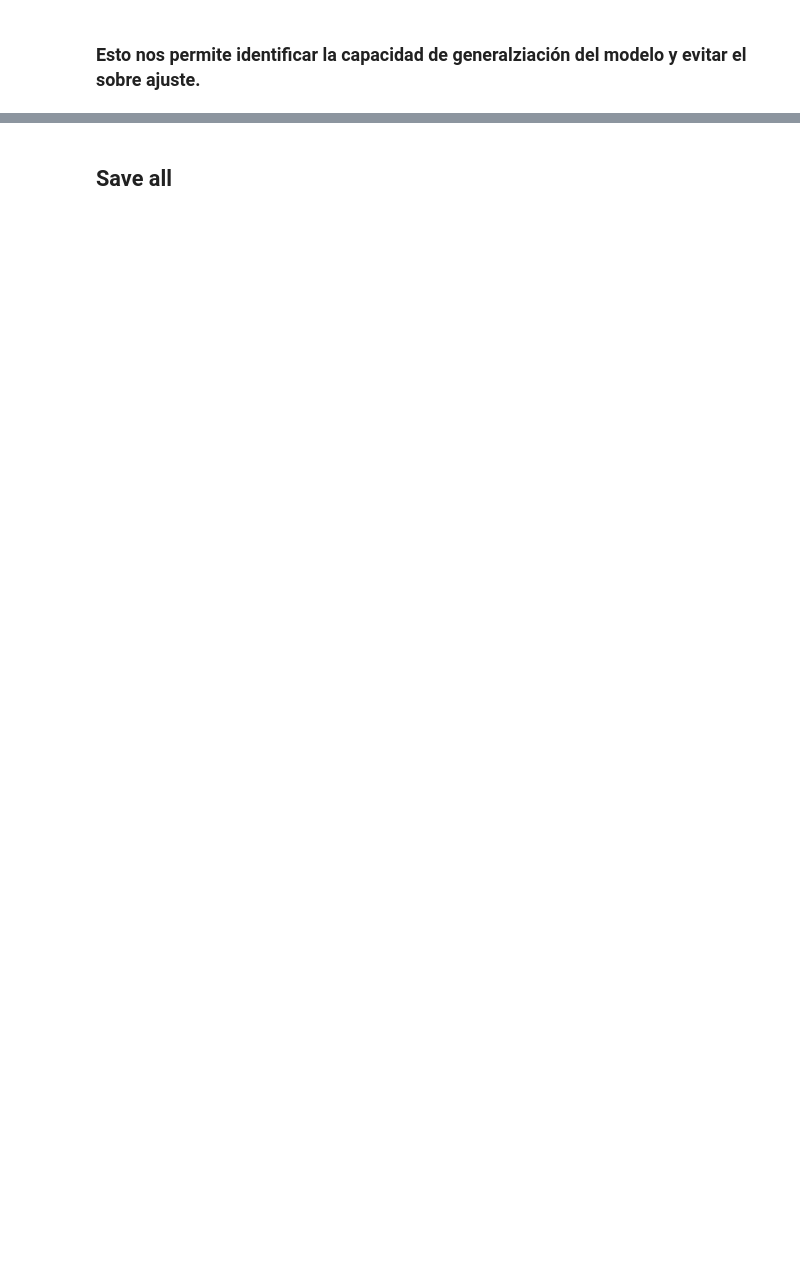
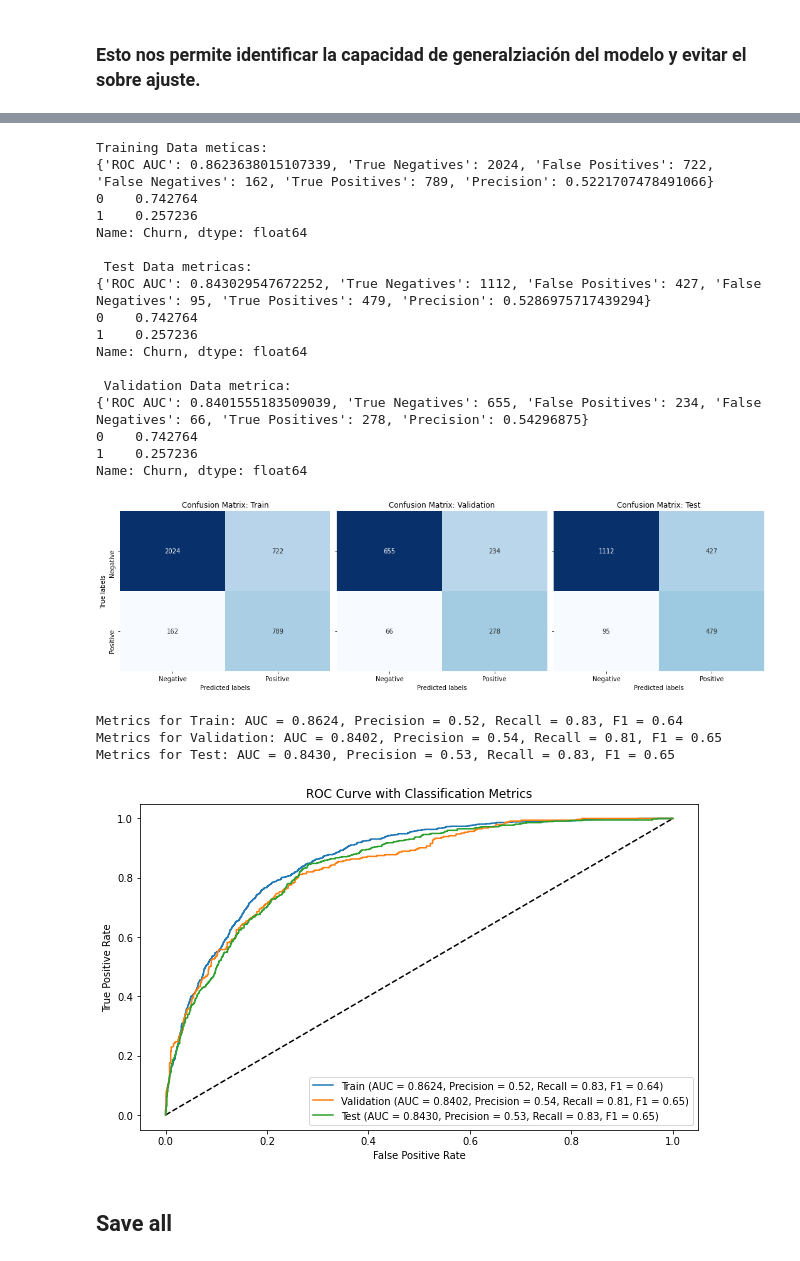
Before and after one commit to Stivencc25/esp_analitica_ciencia_de_datos, a Jupyter notebook: ML-1/class_ml_3.ipynb, the cells around one changed output, grey strips where cells are left out. Cells and saved outputs as stored; diff of their text form; code cells hidden in the pictures; blank space fills up the shorter version.

```diff
--- a/ML-1/class_ml_3.ipynb
+++ b/ML-1/class_ml_3.ipynb
@@ -258,0 +443,8 @@ plt.show()
+# %%
+# Assuming models are stored in a dictionary like before
+models = {
+    'LightGBM_2': lgb_model2,
+}
+
+for name, model in models.items():
+    joblib.dump(model, f'objetos/{name.replace(" ", "_")}_model.joblib')
@@ -375,3 +559,72 @@ plt.show()
+# %%
+# Train
+train_metrics = evaluate_model(lgb_model3, X_train, y_train, best_threshold)
+print("Training Data meticas:")
+print(train_metrics)
+print(y_train.value_counts(1))
+
+y_pred_proba_lgb = lgb_model3.predict_proba(X_train)[:, 1]
+y_pred_lgb = (y_pred_proba_lgb>best_threshold).astype(int)
+
+# test
+test_metrics = evaluate_model(lgb_model3, X_test, y_test, best_threshold)
+print("\n Test Data metricas:")
+print(test_metrics)
+print(y_train.value_counts(1))
+
+y_pred_proba_lgb = lgb_model3.predict_proba(X_train)[:, 1]
+y_pred_lgb = (y_pred_proba_lgb>best_threshold).astype(int)
+
+# val
+validation_metrics = evaluate_model(lgb_model3, X_val, y_val, best_threshold)
+print("\n Validation Data metrica:")
+print(validation_metrics)
+print(y_train.value_counts(1))
+
+y_pred_proba_lgb = lgb_model3.predict_proba(X_train)[:, 1]
+y_pred_lgb = (y_pred_proba_lgb>best_threshold).astype(int)
+
+lgb_model =lgb_model3
+datasets = {
+    'train': (X_train, y_train),
+    'validation': (X_val, y_val),
+    'test': (X_test, y_test)
+}
+best_threshold = best_threshold
+
+plot_confusion_matrices(lgb_model, datasets, best_threshold)
+
+# Example usage
+datasets = {
+    'Train': (X_train, y_train),
+    'Validation': (X_val, y_val),
+    'Test': (X_test, y_test)
+}
+
+evaluate_and_plot(lgb_model3, datasets)
+# %% [output]
+Training Data meticas:
+{'ROC AUC': 0.8623638015107339, 'True Negatives': 2024, 'False Positives': 722, 'False Negatives': 162, 'True Positives': 789, 'Precision': 0.5221707478491066}
+0    0.742764
+1    0.257236
+Name: Churn, dtype: float64
+
+ Test Data metricas:
+{'ROC AUC': 0.843029547672252, 'True Negatives': 1112, 'False Positives': 427, 'False Negatives': 95, 'True Positives': 479, 'Precision': 0.5286975717439294}
+0    0.742764
+1    0.257236
+Name: Churn, dtype: float64
+
+ Validation Data metrica:
+{'ROC AUC': 0.8401555183509039, 'True Negatives': 655, 'False Positives': 234, 'False Negatives': 66, 'True Positives': 278, 'Precision': 0.54296875}
+0    0.742764
+1    0.257236
+Name: Churn, dtype: float64
+[figure, added]
+Metrics for Train: AUC = 0.8624, Precision = 0.52, Recall = 0.83, F1 = 0.64
+Metrics for Validation: AUC = 0.8402, Precision = 0.54, Recall = 0.81, F1 = 0.65
+Metrics for Test: AUC = 0.8430, Precision = 0.53, Recall = 0.83, F1 = 0.65
+[figure, added]
 # %% [markdown]
 ## Save all
 # %%
```
Also changed, not shown: parts of 76 cells of this notebook.
